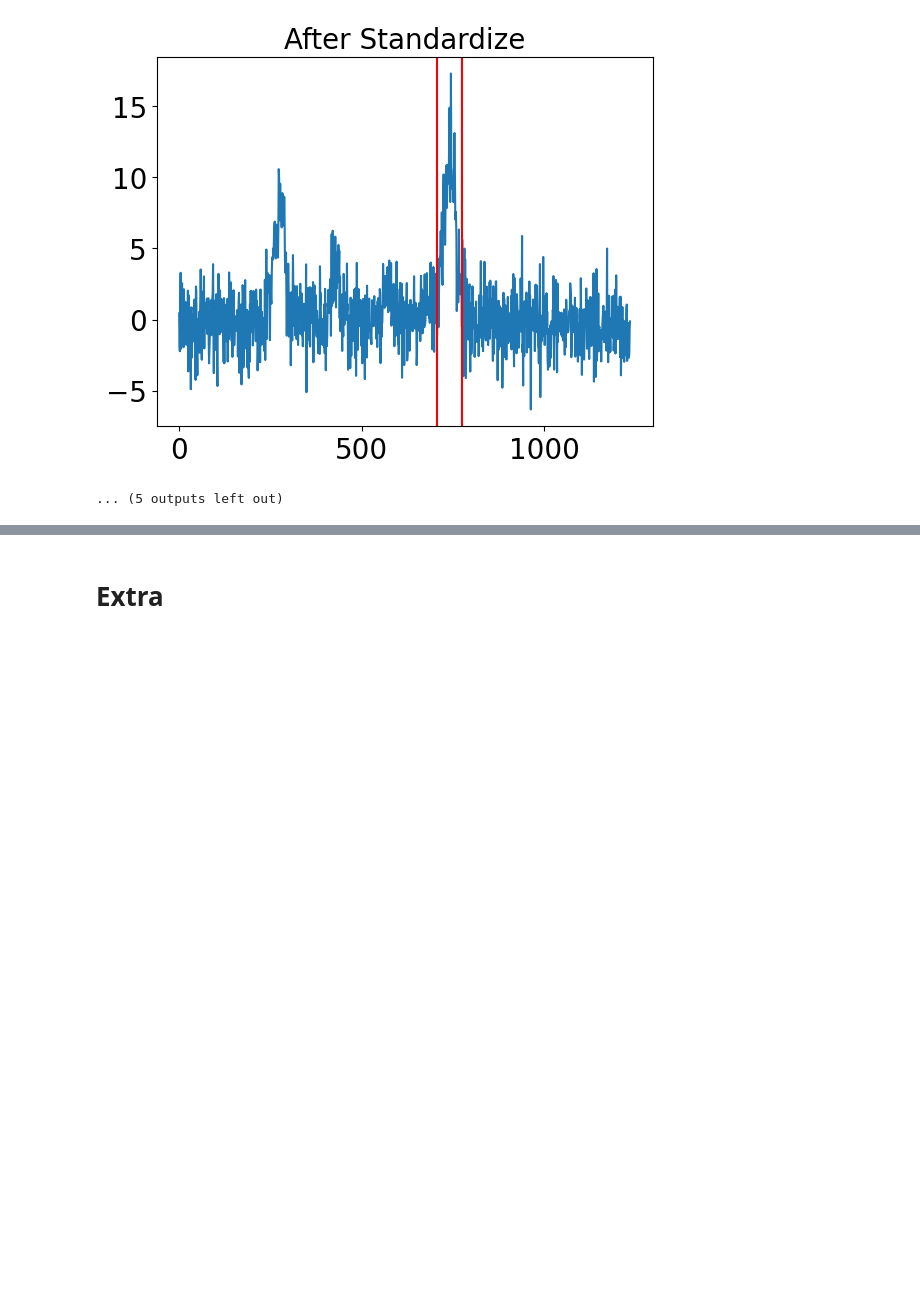
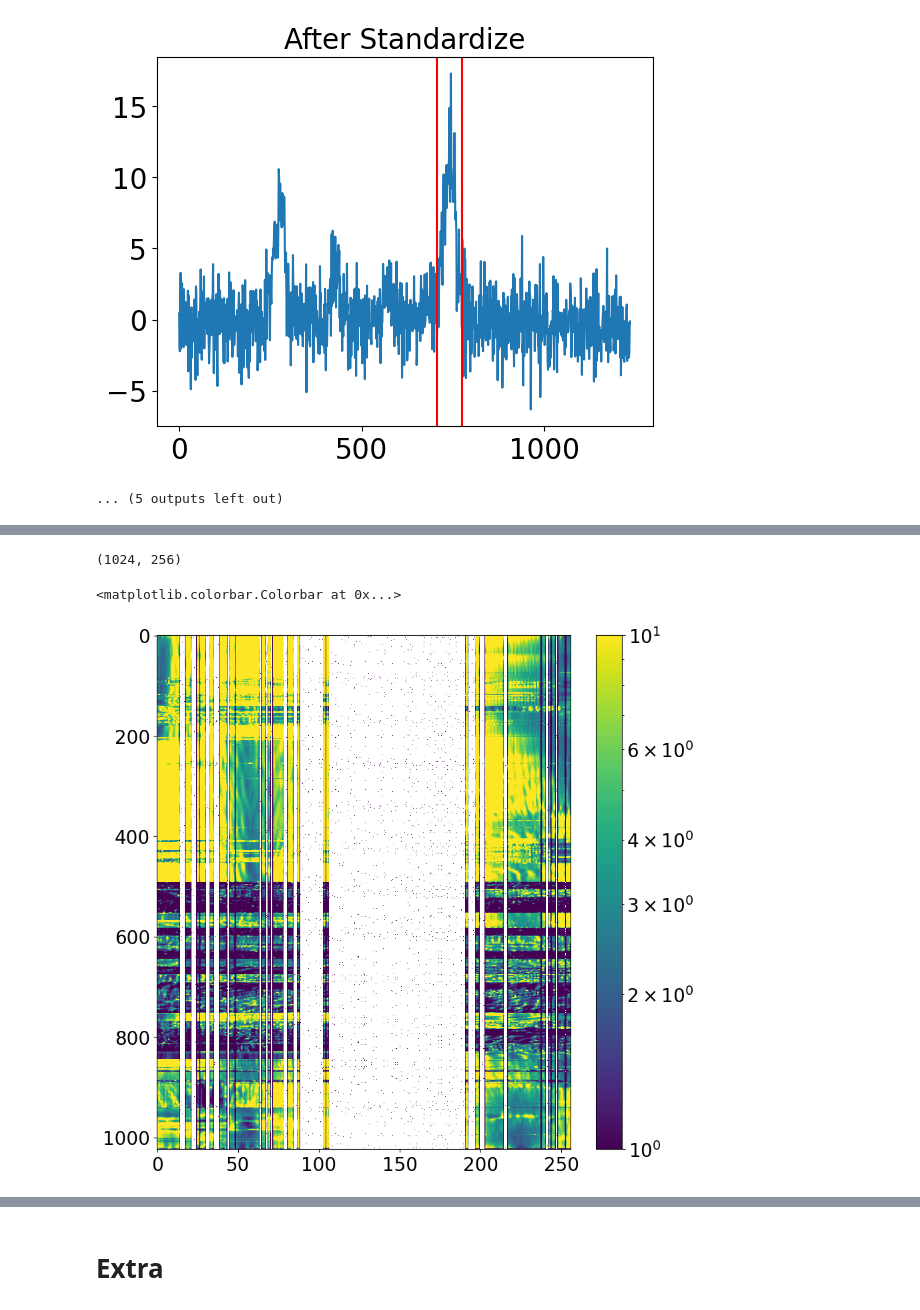
Before and after one commit to rdarlinger/gbo_sensitivity, a Jupyter notebook: gain_test_pulsar.ipynb, the cells around one changed output, grey strips where cells are left out. Saved outputs shown, nothing was run; the diff lists cells and outputs as text; code cells hidden in the pictures; blank space fills up the shorter version.

Commit message:
gain solutions

```diff
--- a/gain_test_pulsar.ipynb
+++ b/gain_test_pulsar.ipynb
@@ -1602,0 +1755,12 @@ Found 0 to download
+# %%
+file=h5.File("/arc/projects/chime_frb/rdarlinger/gain_solutions/gain_20240821T085428.003617Z_cyga.h5", "r")
+gain=np.asarray(file['gain'])
+print(gain.shape)
+import matplotlib.pyplot as plt
+from matplotlib.colors import LogNorm
+plt.imshow(np.abs(gain), norm=LogNorm(vmin=1,vmax=10))
+plt.colorbar()
+# %% [output]
+(1024, 256)
+<matplotlib.colorbar.Colorbar at 0x...>
+[figure, added]
```
Also changed, not shown: parts of 11 cells of this notebook.
